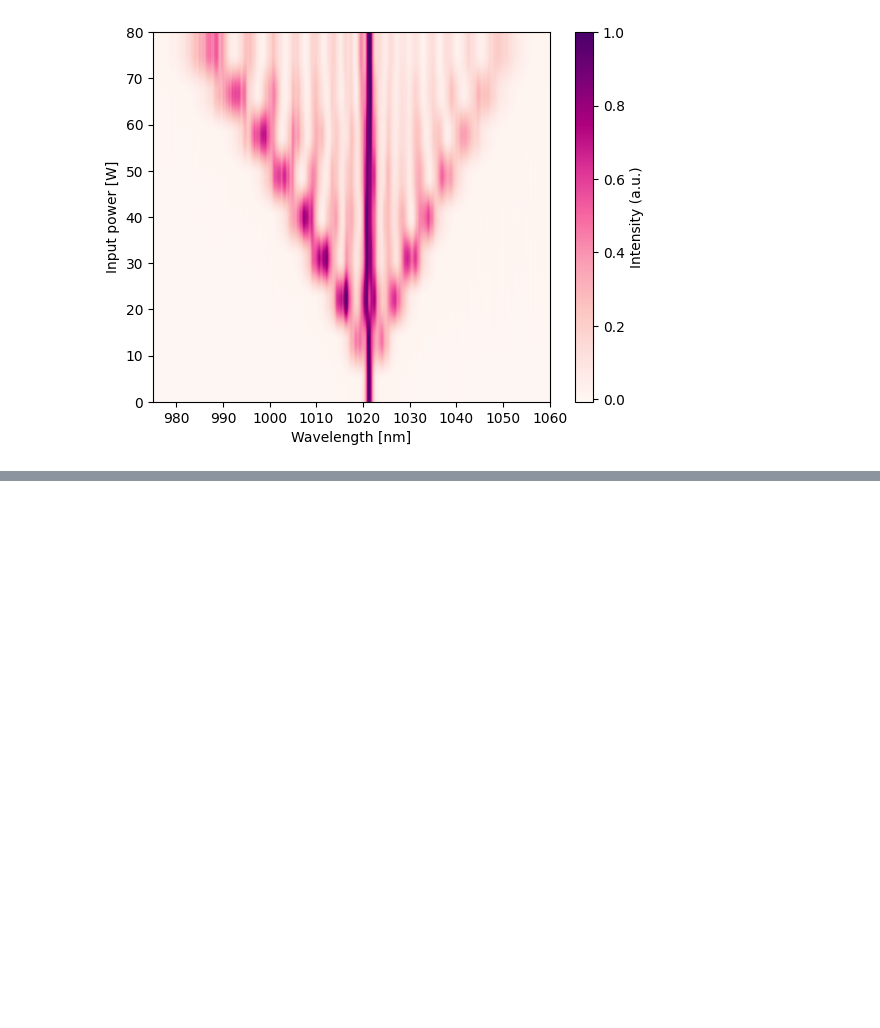
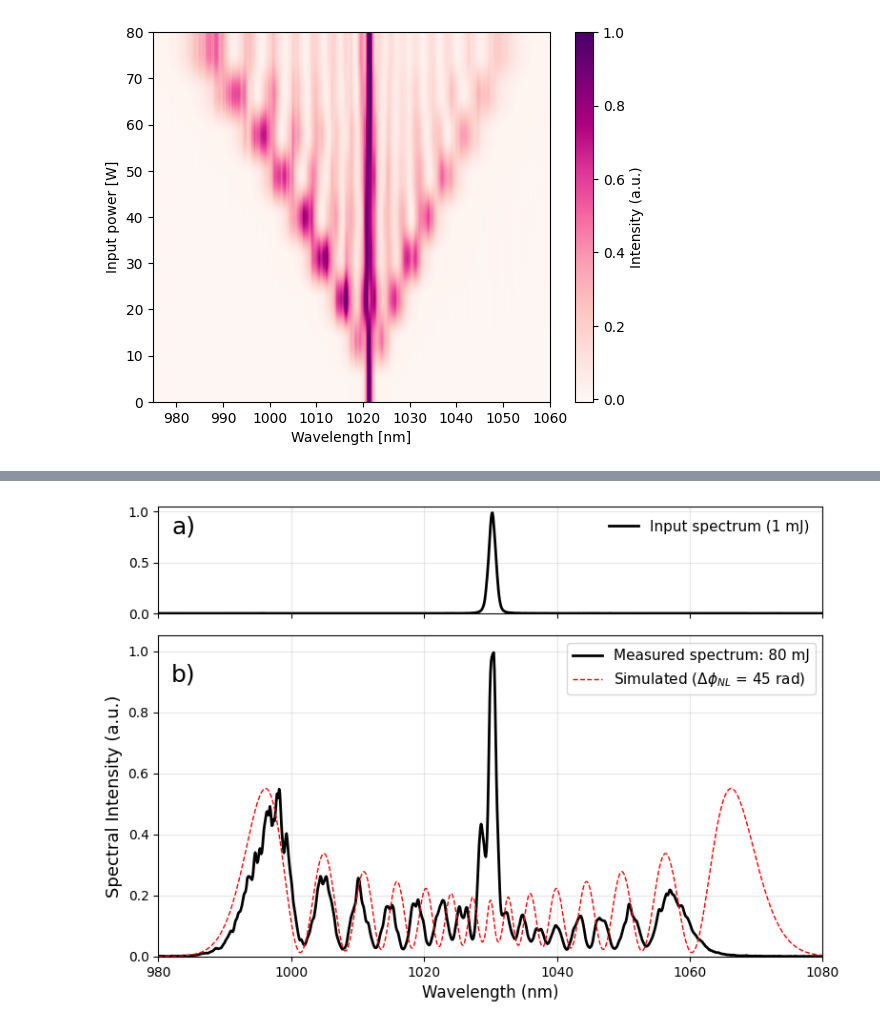
Before and after one commit to sebastiankalos/HC_scripts, a Jupyter notebook: HC_spectra_Aug25.ipynb, the cells around one changed output, grey strips where cells are left out. Saved outputs shown, nothing was run; the diff lists cells and outputs as text; code cells hidden in the pictures; blank space fills up the shorter version.

```diff
--- a/HC_spectra_Aug25.ipynb
+++ b/HC_spectra_Aug25.ipynb
@@ -447,3 +453,40 @@ plt.show()
+# %%
+# ----------------- Simulate -----------------
+I_lambda_sim = simulated_spectrum_for_B(B_value)
+
+# ----------------- Plot in two stacked panels -----------------
+fig, (ax_top, ax_bottom) = plt.subplots(
+    2, 1, figsize=(8,5.5),
+    sharex=True,
+    gridspec_kw={"height_ratios":[1,3]}  # top shorter, bottom taller
+)
+
+# --- top: input spectrum only ---
+ax_top.plot(lam_nm_grid, exp_on_sim_1W, color='black', lw=2, label="Input spectrum (1 mJ)")
+#ax_top.set_ylabel("Input\n(norm.)", fontsize=11)
+ax_top.legend(loc="upper right", fontsize=11, frameon=False)
+ax_top.set_ylim(0, 1.05)
+ax_top.grid(True, alpha=0.3)
+
+# --- bottom: measured vs simulated broadened ---
+ax_bottom.plot(lam_nm_grid, exp_on_sim, label="Measured spectrum: 80 mJ", lw=2, color='black')
+ax_bottom.plot(lam_nm_grid, I_lambda_sim*0.55,
+               label=f"Simulated ($\\Delta \\phi_{{NL}}$ = {B_value:.0f} rad)",
+               lw=1, ls='dashed', color='red')
+ax_bottom.set_xlabel("Wavelength (nm)", fontsize=12)
+ax_bottom.set_ylabel("Spectral Intensity (a.u.)", fontsize=13)
+ax_bottom.set_xlim(1030-50, 1030+50)
+ax_bottom.set_ylim(0, 1.05)
+ax_bottom.legend(loc='upper right', fontsize=11)
+ax_bottom.grid(True, alpha=0.3)
+
+ax_top.text(s='a)',x=982,y=0.78,size=18)
+ax_bottom.text(s='b)',x=982,y=0.90,size=18)
+
+plt.tight_layout()
+plt.show()
+# %% [output]
+[figure, added]
 # %%
 # === Measured map with true gaps (aligned to power) + robust SPM-only sim ===
 import numpy as np
```
Also changed, not shown: parts of 2 cells of this notebook, 4 other files.
